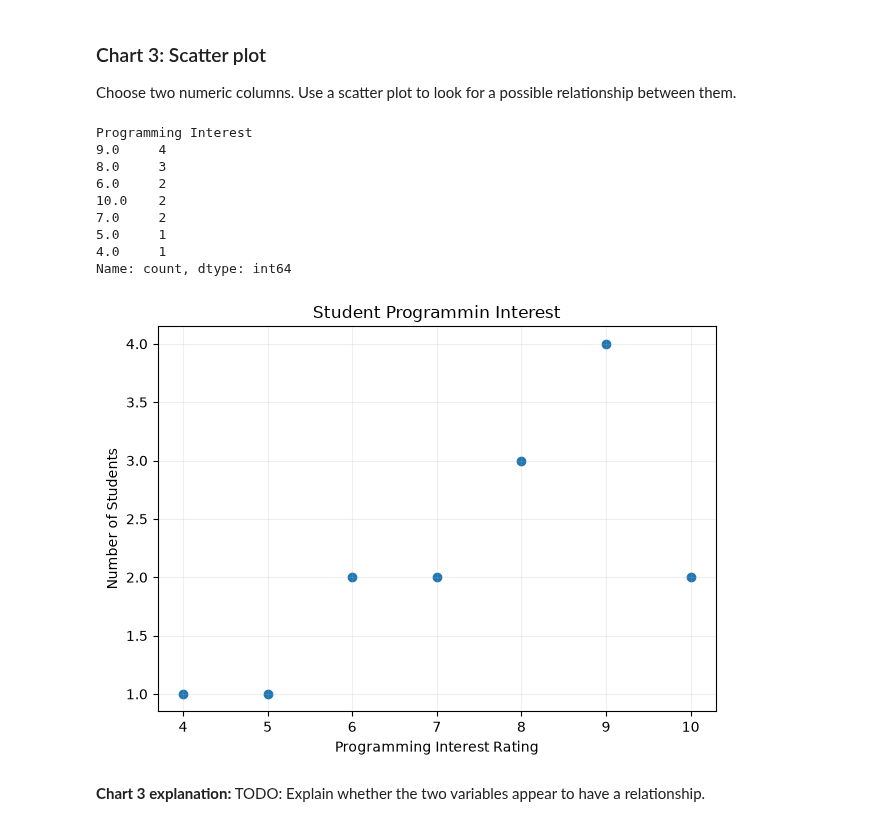
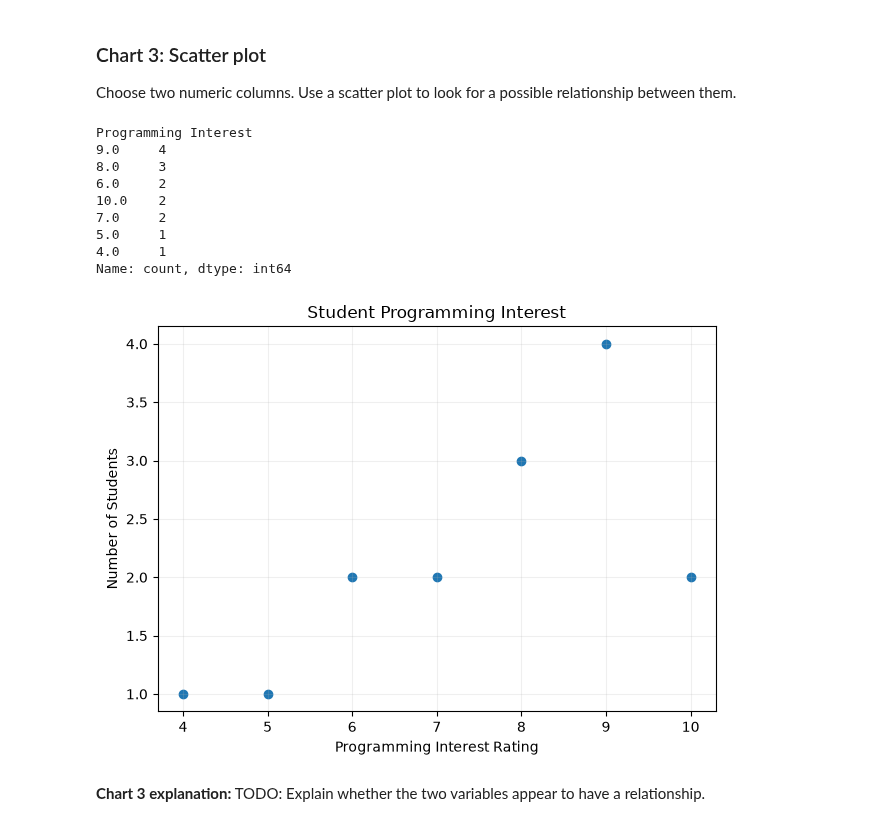
Before and after one commit to hendersongiovann-tech/CMP-Data_Exploration-and-Cleaning, a Jupyter notebook: MatplotlibAssignment.ipynb, the cells around one changed output. Drawn from its saved outputs; the diff is of its cells as text; code cells hidden in the pictures.

```diff
--- a/MatplotlibAssignment.ipynb
+++ b/MatplotlibAssignment.ipynb
@@ -278,29 +279,30 @@ Choose two numeric columns. Use a scatter plot to look for a possible relationsh
 # %%
 # TODO: Create a scatter plot with plt.scatter().
 
 # TODO: Add a title, axis labels, and plt.show().
 
 programming_interest_counts = cleaned_survey["Programming Interest"].value_counts()
 print(programming_interest_counts)
 
 plt.scatter(programming_interest_counts.index, programming_interest_counts.values)
-plt.title("Student Programmin Interest")
+plt.title("Student Programming Interest")
 plt.xlabel("Programming Interest Rating")
 plt.ylabel("Number of Students")
 plt.grid(alpha=0.2)
 plt.tight_layout()
+plt.savefig("charts/programming_interest.png", bbox_inches="tight")
 plt.show()
 # %% [output]
 Programming Interest
 9.0     4
 8.0     3
 6.0     2
 10.0    2
 7.0     2
 5.0     1
 4.0     1
 Name: count, dtype: int64
-[figure, old version]
+[figure, new version]
 # %% [markdown]
 **Chart 3 explanation:** TODO: Explain whether the two variables appear to have a relationship.
 # %% [markdown]
```
Also changed, not shown: parts of 3 cells of this notebook, 3 other files.
